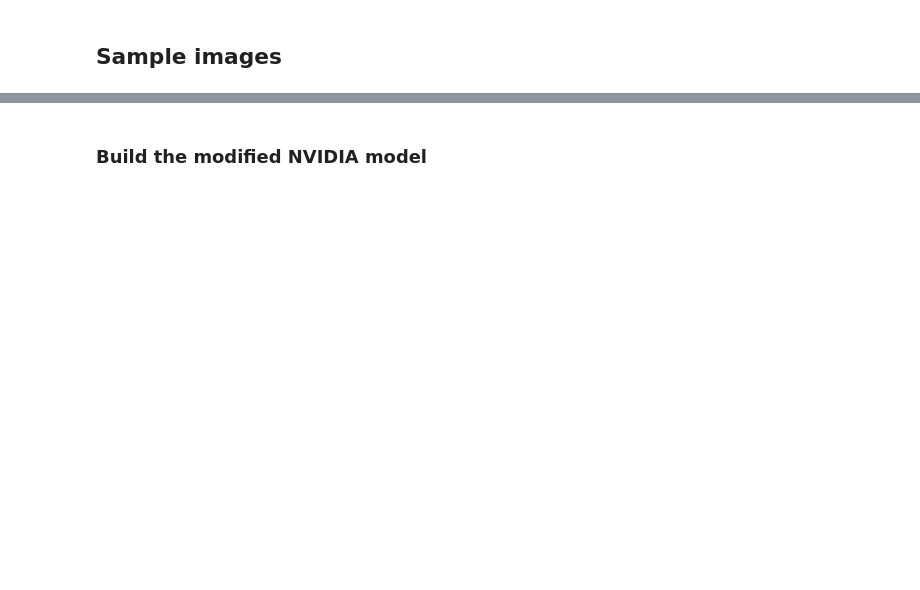
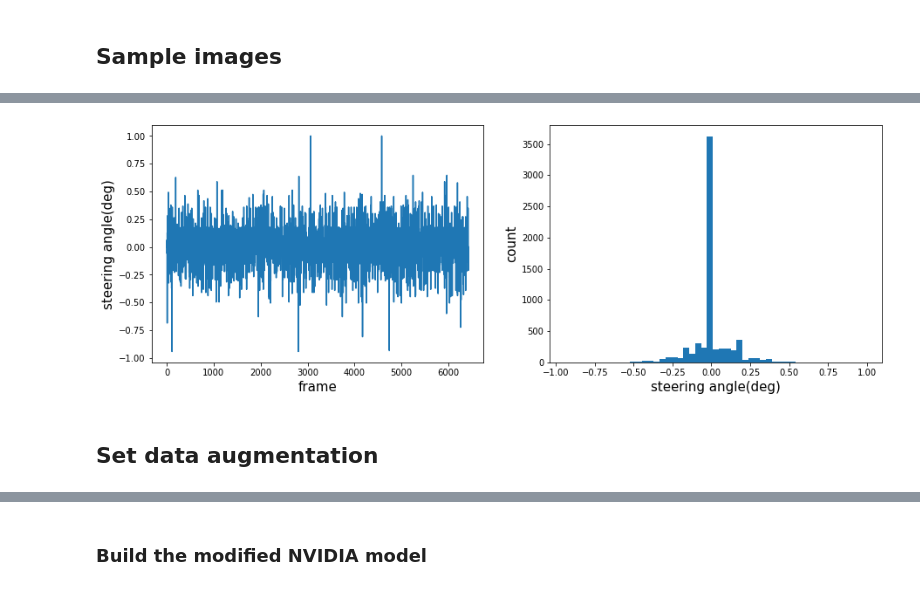
Before and after one commit to JeonghwaLee-TwinDAD/Behavioral-Cloning, a Jupyter notebook: model.ipynb, the cells around one changed output, grey strips where cells are left out. Cells and saved outputs as stored; diff of their text form; code cells hidden in the pictures; blank space fills up the shorter version.

```diff
--- a/model.ipynb
+++ b/model.ipynb
@@ -129,0 +117,23 @@ plt.show()
+# %%
+# Get steering angles from train samples
+train_steering_angles = list(item['steering'] for item in train_samples)
+
+fig, axs = plt.subplots(1,2, figsize=(15, 5))
+
+# plot data
+axs[0].plot(train_steering_angles)
+axs[0].set_xlabel('frame', fontsize = '15')
+axs[0].set_ylabel('steering angle(deg)', fontsize = '15')
+
+# plot histogram
+axs[1].hist(train_steering_angles, bins=51)
+axs[1].set_xlabel('steering angle(deg)', fontsize = '15')
+axs[1].set_ylabel('count', fontsize = '15')
+
+plt.show()
+# %% [output]
+[figure, added]
+# %% [markdown]
+
+
+## Set data augmentation
```
Also changed, not shown: parts of 21 cells of this notebook.
